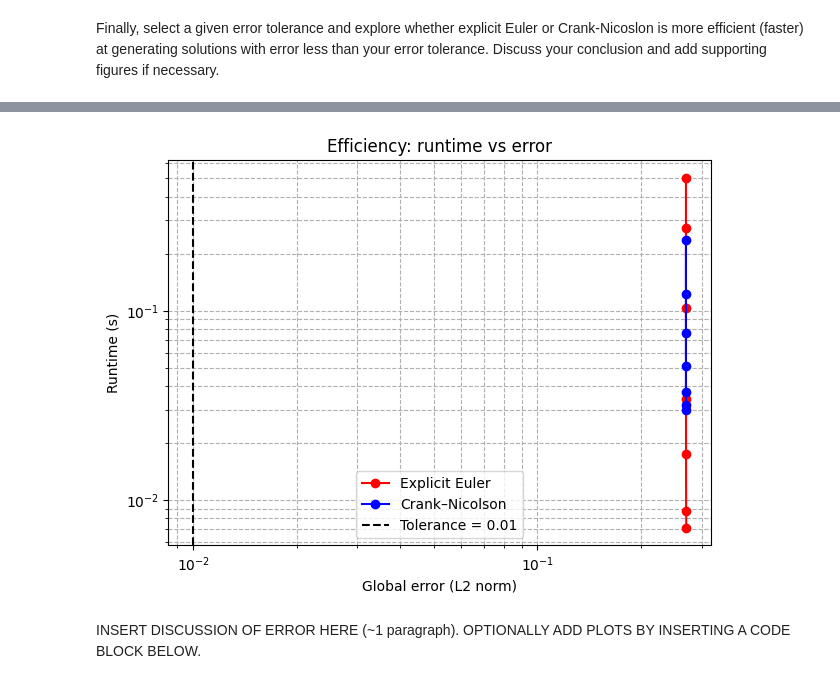
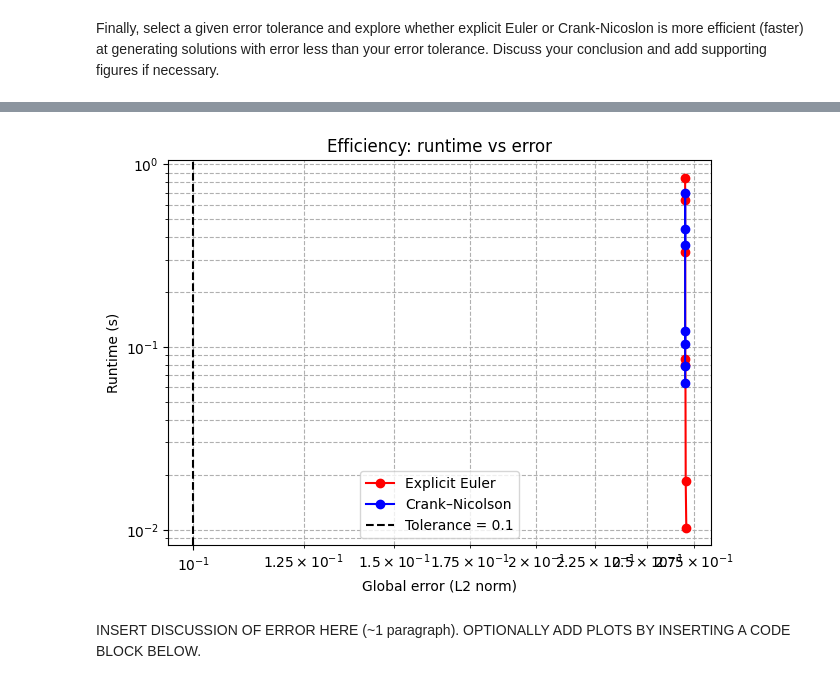
Before and after one commit to josephineshipp/QCES, a Jupyter notebook: Project1_numerical_methods.ipynb, the cells around one changed output, grey strips where cells are left out. Cells and saved outputs as stored; diff of their text form; code cells hidden in the pictures.

```diff
--- a/Project1_numerical_methods.ipynb
+++ b/Project1_numerical_methods.ipynb
@@ -306,7 +306,7 @@ def set_ics(x, kappa, t_ic):
 Finally, define some parameters and the x and t vectors:
 # %%
 # Defining parameters
-kappa = 0.025  # diffusivity (original kappa = 0.001)
+kappa = 0.001  # diffusivity (original kappa = 0.001)
 
 # Timestepping parameters
 t_start = 0  # start time (note that this is not the same time used to evaluate the exact solution to set the ICs)
@@ -470,7 +472,7 @@ Finally, select a given error tolerance and explore whether explicit Euler or Cr
 # %%
 # Efficiency test for a given error tolerance
 
-error_tol = 1e-2  # error tolerance
+error_tol = 0.1  # error tolerance
 timings_EE = []
 timings_CN = []
 errors_EE_tol = []
@@ -529,4 +531,4 @@ Crank-Nicolson method took 0.24 seconds
-[figure, old version]
+[figure, new version]
 # %% [markdown]
 INSERT DISCUSSION OF ERROR HERE (~1 paragraph).  OPTIONALLY ADD PLOTS BY INSERTING A CODE BLOCK BELOW.
 # %% [markdown]
```
Also changed, not shown: parts of 5 cells of this notebook.
